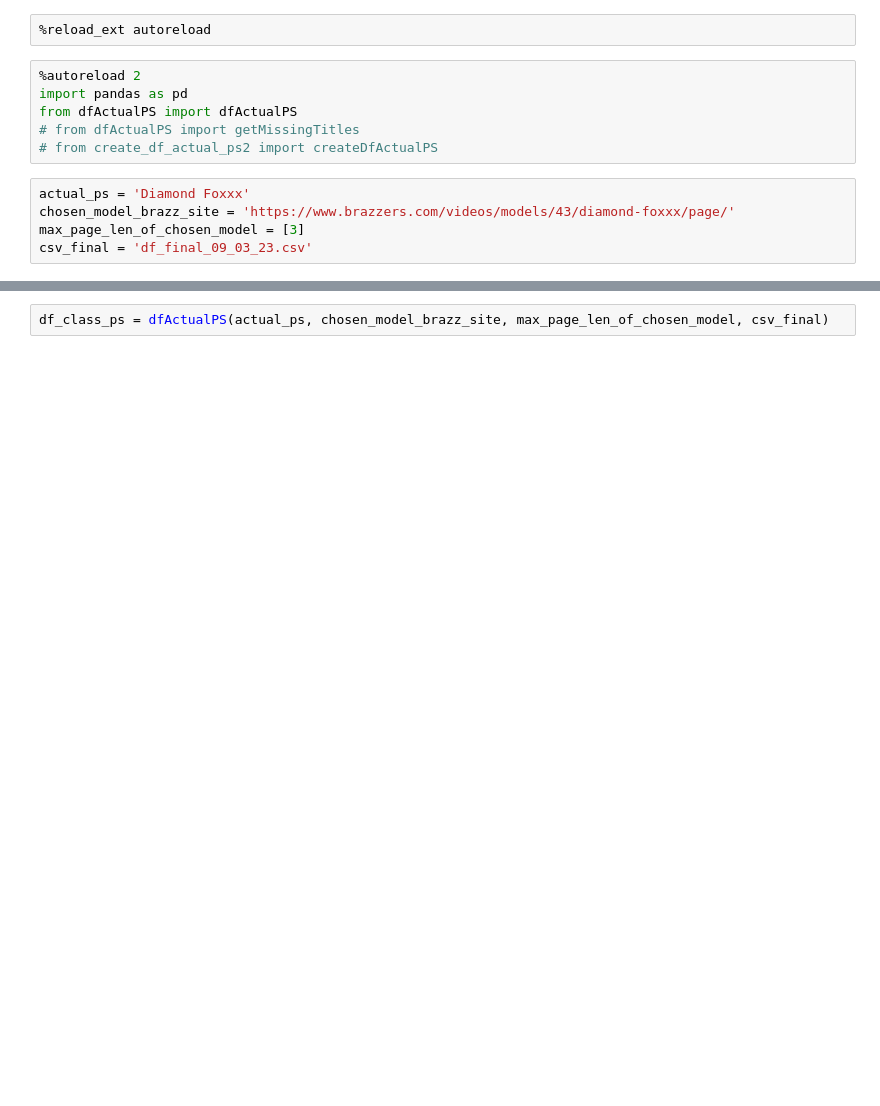
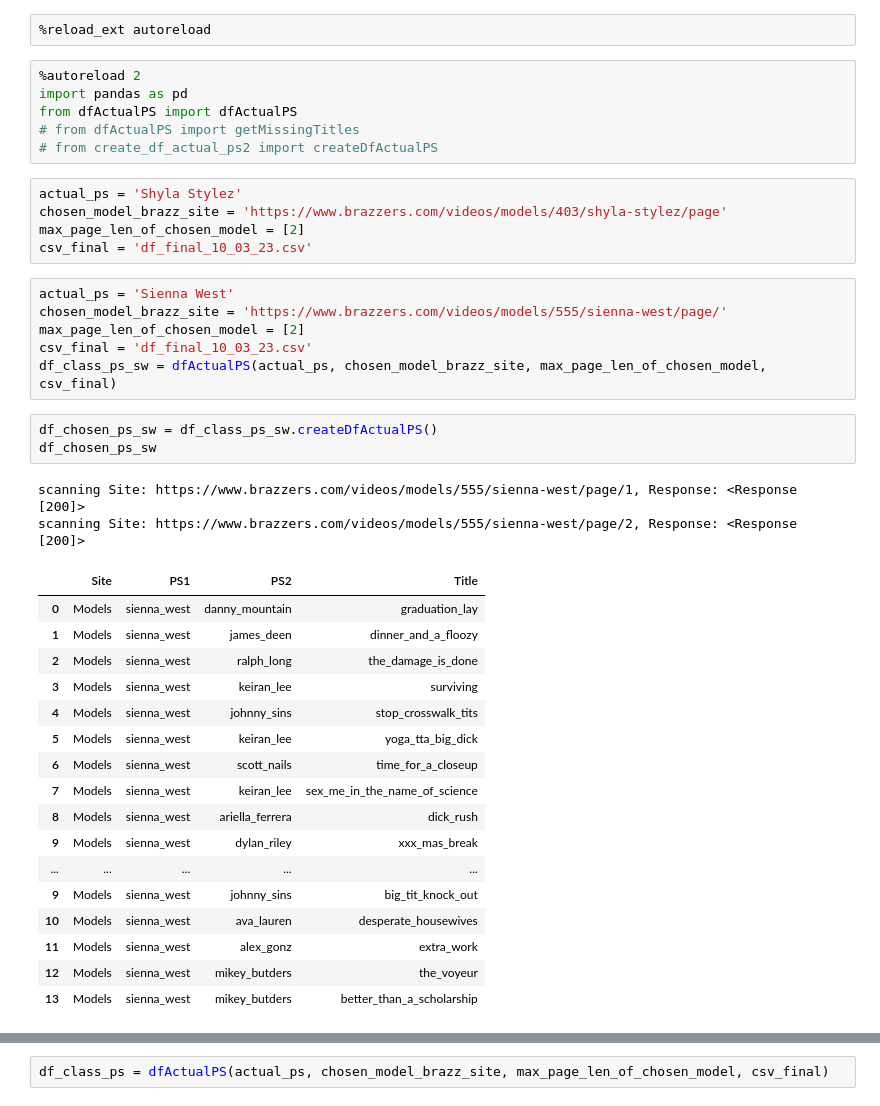
Before and after one commit to docwerder/braz, a Jupyter notebook: getActualPS.ipynb, the cells around one changed output, grey strips where cells are left out. Saved outputs shown, nothing was run; the diff lists cells and outputs as text; blank space fills up the shorter version.

Commit message:
addional code for class dfActualPS WerderInsignia

```diff
--- a/getActualPS.ipynb
+++ b/getActualPS.ipynb
@@ -7,7 +7,36 @@ from dfActualPS import dfActualPS
 # from dfActualPS import getMissingTitles
 # from create_df_actual_ps2 import createDfActualPS
 # %%
-actual_ps = 'Diamond Foxxx'
-chosen_model_brazz_site = 'https://www.brazzers.com/videos/models/43/diamond-foxxx/page/'
-max_page_len_of_chosen_model = [3]
-csv_final = 'df_final_09_03_23.csv'
+actual_ps = 'Shyla Stylez'
+chosen_model_brazz_site = 'https://www.brazzers.com/videos/models/403/shyla-stylez/page'
+max_page_len_of_chosen_model = [2]
+csv_final = 'df_final_10_03_23.csv'
+# %%
+actual_ps = 'Sienna West'
+chosen_model_brazz_site = 'https://www.brazzers.com/videos/models/555/sienna-west/page/'
+max_page_len_of_chosen_model = [2]
+csv_final = 'df_final_10_03_23.csv'
+df_class_ps_sw = dfActualPS(actual_ps, chosen_model_brazz_site, max_page_len_of_chosen_model, csv_final)
+# %%
+df_chosen_ps_sw = df_class_ps_sw.createDfActualPS()
+df_chosen_ps_sw
+# %% [output]
+scanning Site: https://www.brazzers.com/videos/models/555/sienna-west/page/1, Response: <Response [200]>
+scanning Site: https://www.brazzers.com/videos/models/555/sienna-west/page/2, Response: <Response [200]>
+|  | Site | PS1 | PS2 | Title |
+| 0 | Models | sienna_west | danny_mountain | graduation_lay |
+| 1 | Models | sienna_west | james_deen | dinner_and_a_floozy |
+| 2 | Models | sienna_west | ralph_long | the_damage_is_done |
+| 3 | Models | sienna_west | keiran_lee | surviving |
+| 4 | Models | sienna_west | johnny_sins | stop_crosswalk_tits |
+| 5 | Models | sienna_west | keiran_lee | yoga_tta_big_dick |
+| 6 | Models | sienna_west | scott_nails | time_for_a_closeup |
+| 7 | Models | sienna_west | keiran_lee | sex_me_in_the_name_of_science |
+| 8 | Models | sienna_west | ariella_ferrera | dick_rush |
+| 9 | Models | sienna_west | dylan_riley | xxx_mas_break |
+| ... | ... | ... | ... | ... |
+| 9 | Models | sienna_west | johnny_sins | big_tit_knock_out |
+| 10 | Models | sienna_west | ava_lauren | desperate_housewives |
+| 11 | Models | sienna_west | alex_gonz | extra_work |
+| 12 | Models | sienna_west | mikey_butders | the_voyeur |
+| 13 | Models | sienna_west | mikey_butders | better_than_a_scholarship |
```
Also changed, not shown: parts of 28 cells of this notebook, 4 other files.
